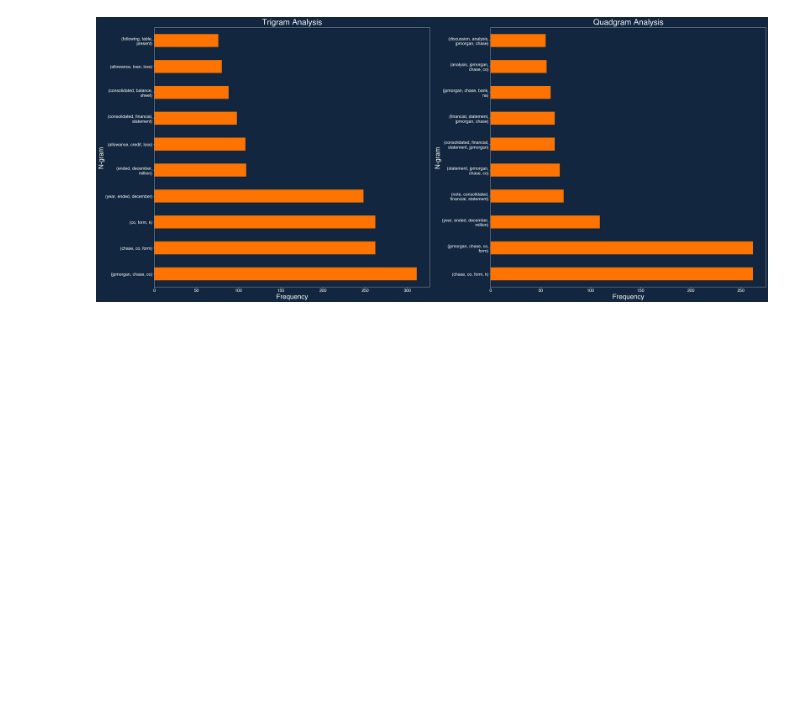
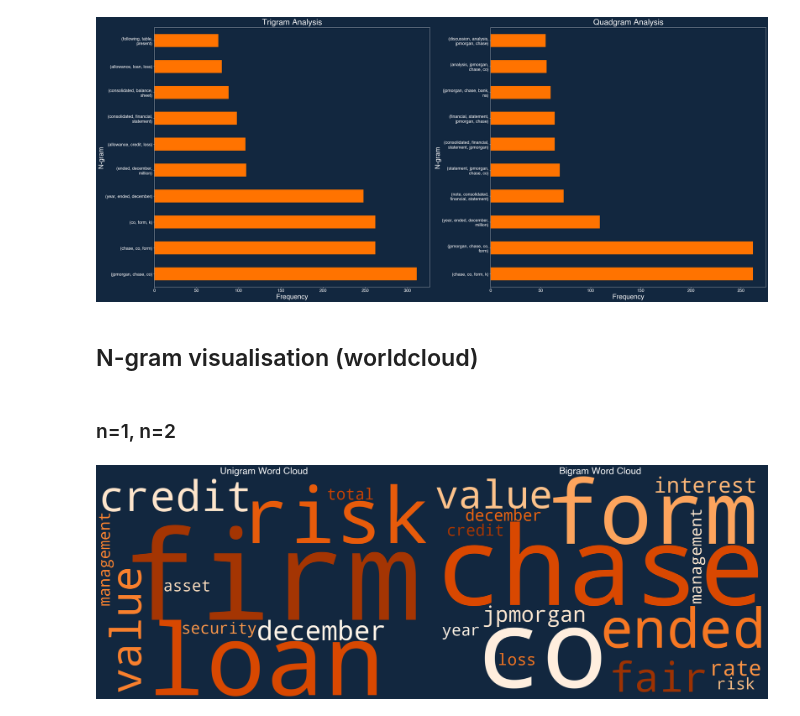
Before and after one commit to george-m2/financial-reports-data-mining, a Jupyter notebook: textExtractionDemo.ipynb, the cells around one changed output. Saved outputs shown, nothing was run; the diff lists cells and outputs as text; code cells hidden in the pictures; blank space fills up the shorter version.

Commit message:
Add JPM n-gram wordcloud plot

```diff
--- a/textExtractionDemo.ipynb
+++ b/textExtractionDemo.ipynb
@@ -320,17 +321,18 @@ def ngram_clean(doc):
     words = re.sub(r'[^\w\s]', '', text).split() # remove punctuation and split into words
     return [wnl.lemmatize(word) for word in words if word not in stopwords.words('english')] # remove stopwords and lemmatise
 
-def ngram(n, topn):
-    tokens = (pd.Series(nltk.ngrams(ngram_clean('src/jpm/NYSE_JPM_2022.pdf'), n)).value_counts())[:topn]
+def ngram(n, topn, path):
+    tokens = (pd.Series(nltk.ngrams(ngram_clean(path), n)).value_counts())[:topn]
     # where n is the n-gram size, and topn is the number of top n-grams to be visualised
     return tokens
 # %%
 start_time = time.time()
+text = 'src/jpm/NYSE_JPM_2022.pdf'
 
-unigrams = ngram(1, 10) #n=1
-bigrams = ngram(2, 10) #n=2
-trigrams = ngram(3, 10) #n=3
-quadgrams = ngram(4, 10) #n=4
+unigrams = ngram(1, 10, text) #n=1
+bigrams = ngram(2, 10, text) #n=2
+trigrams = ngram(3, 10, text) #n=3
+quadgrams = ngram(4, 10, text) #n=4
 
 end_time = time.time()
 execution_time = end_time - start_time
@@ -385,3 +391,36 @@ plt.tight_layout()
 plt.show()
 # %% [output]
 [figure]
+# %% [markdown]
+## N-gram visualisation (worldcloud)
+# %% [markdown]
+### n=1, n=2
+# %%
+fig, (ax1, ax2) = plt.subplots(1, 2, figsize=(30, 12))
+
+unigram_wc = WordCloud(
+    background_color='#12273F',  # Match figure.facecolor
+    colormap='Oranges',          # Use orange colormap to match bar charts
+    width=1200,
+    height=800
+).generate(unigrams.to_string())
+
+bigram_wc = WordCloud(
+    background_color='#12273F',
+    colormap='Oranges',
+    width=1200,
+    height=800
+).generate(bigrams.to_string())
+
+ax1.imshow(unigram_wc)
+ax1.axis('off')
+ax1.set_title('Unigram Word Cloud', fontsize=30, fontweight='bold')
+
+ax2.imshow(bigram_wc)
+ax2.axis('off')
+ax2.set_title('Bigram Word Cloud', fontsize=30, fontweight='bold')
+
+plt.tight_layout()
+plt.show()
+# %% [output]
+[figure, added]
```
Also changed, not shown: parts of 7 cells of this notebook.
